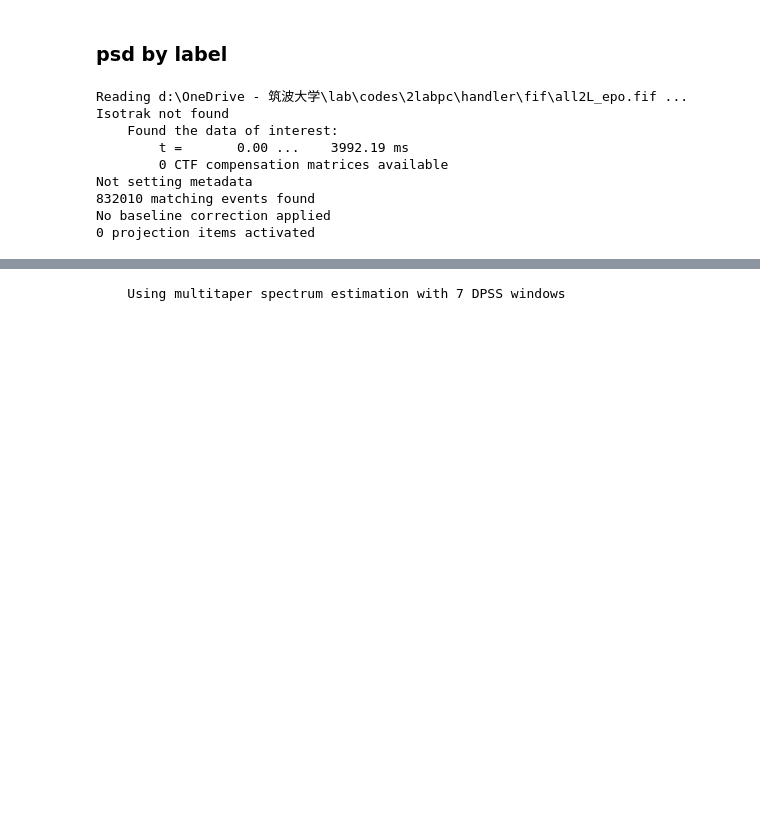
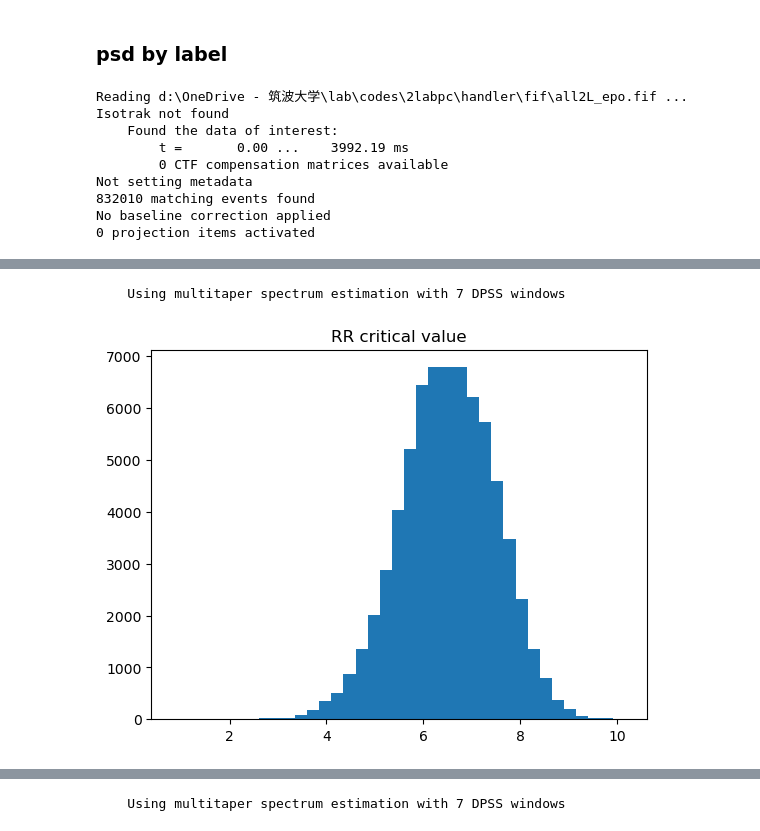
Before and after one commit to impPie/labpc, a Jupyter notebook: handler/visu.ipynb, the cells around one changed output, grey strips where cells are left out. Saved outputs shown, nothing was run; the diff lists cells and outputs as text; code cells hidden in the pictures; blank space fills up the shorter version.

```diff
--- a/handler/visu.ipynb
+++ b/handler/visu.ipynb
@@ -697,0 +735,5 @@ plt.show()
+# %%
+cp4all("RR")
+# %% [output]
+    Using multitaper spectrum estimation with 7 DPSS windows
+[figure, added]
```
Also changed, not shown: parts of 9 cells of this notebook.
